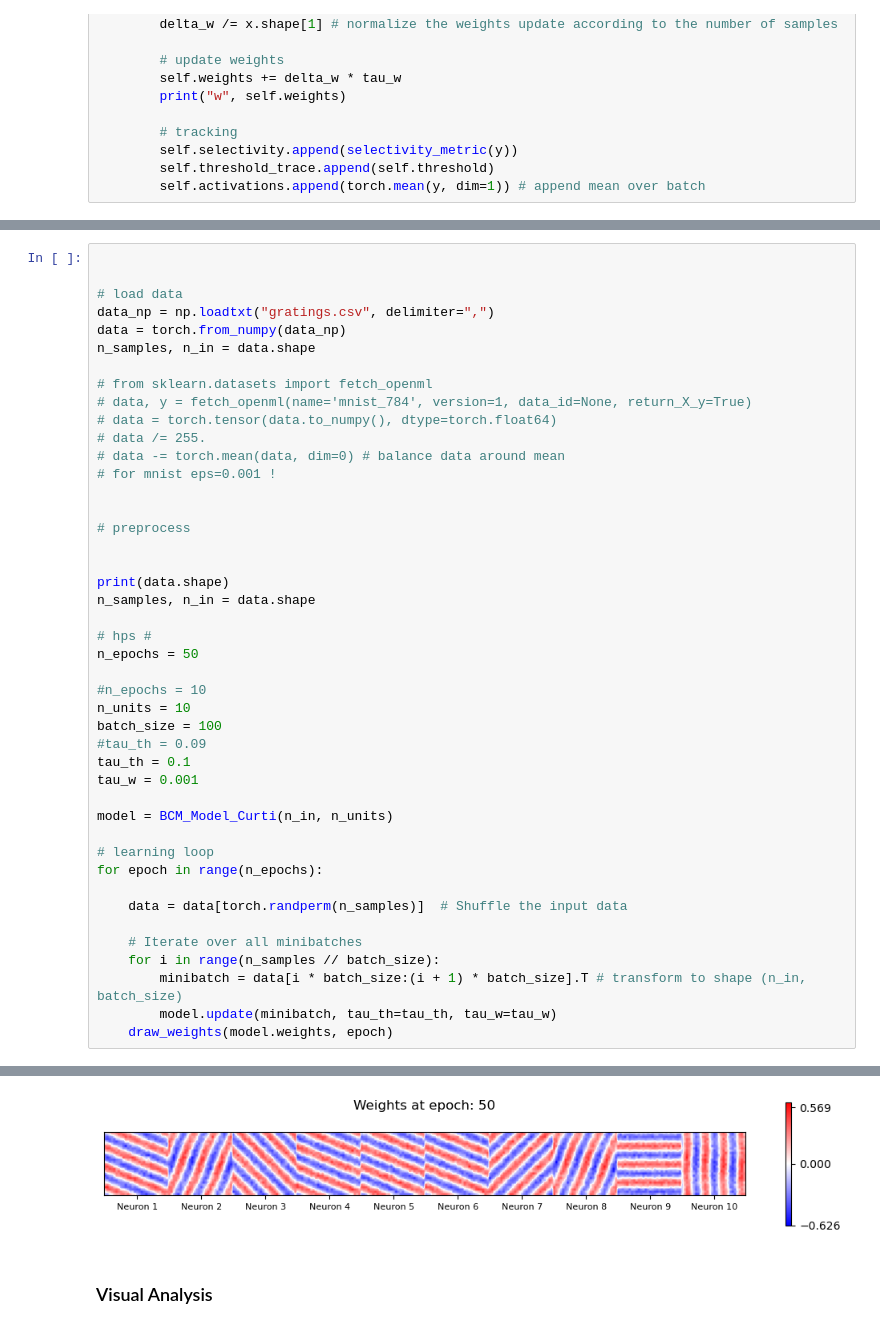
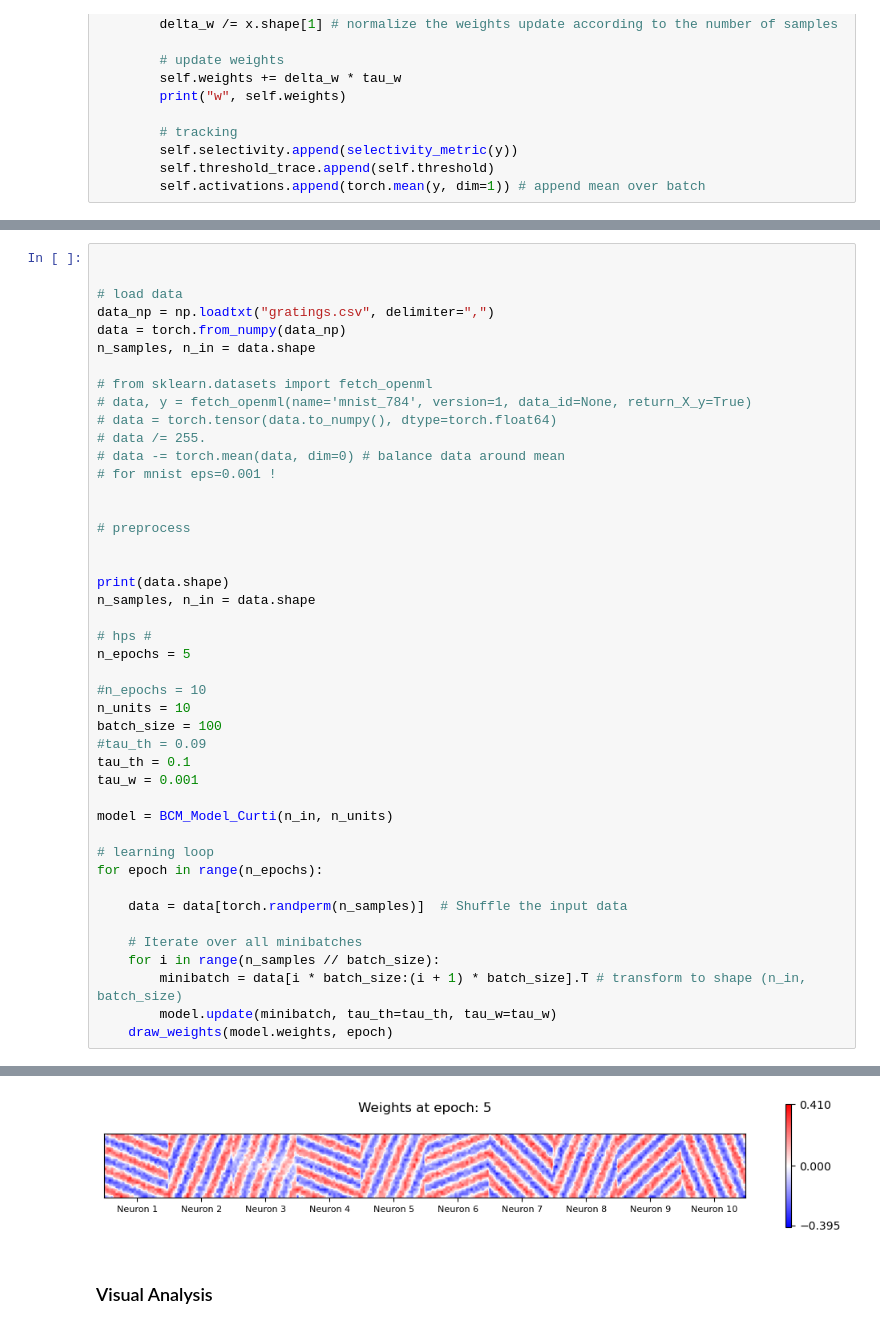
Before and after one commit to juelha/BCM_LearningRule, a Jupyter notebook: BCM_Curti.ipynb, the cells around one changed output, grey strips where cells are left out. Saved outputs shown, nothing was run; the diff lists cells and outputs as text.

```diff
--- a/BCM_Curti.ipynb
+++ b/BCM_Curti.ipynb
@@ -207,7 +207,7 @@ print(data.shape)
 n_samples, n_in = data.shape
 
 # hps #
-n_epochs = 50
+n_epochs = 5
 
 #n_epochs = 10
 n_units = 10
@@ -249,4 +249,4 @@ tensor([22.9893, 16.5999, 18.0887, 22.9993, 22.9889, 22.9882, 21.2564, 16.5997,
-[figure, old version]
+[figure, new version]
 # %% [markdown]
 ### Visual Analysis
 # %% [markdown]
```
Also changed, not shown: parts of 17 cells of this notebook, 7 other files.
